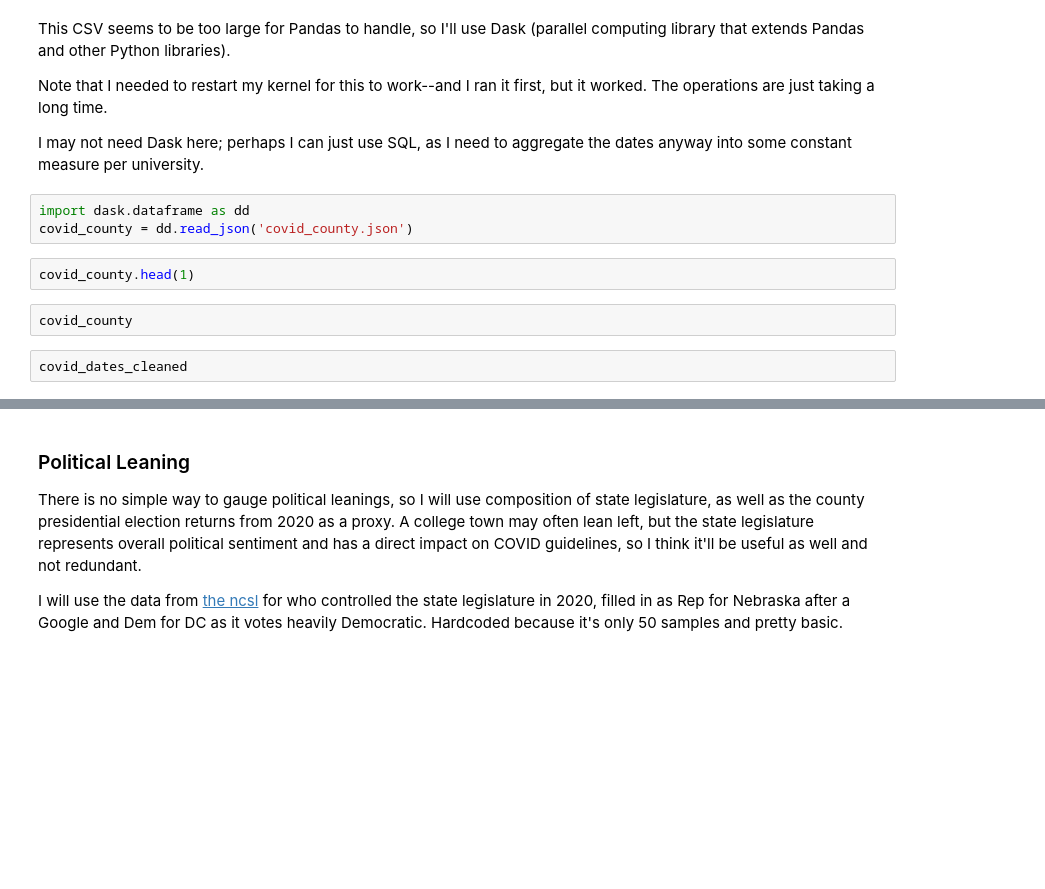
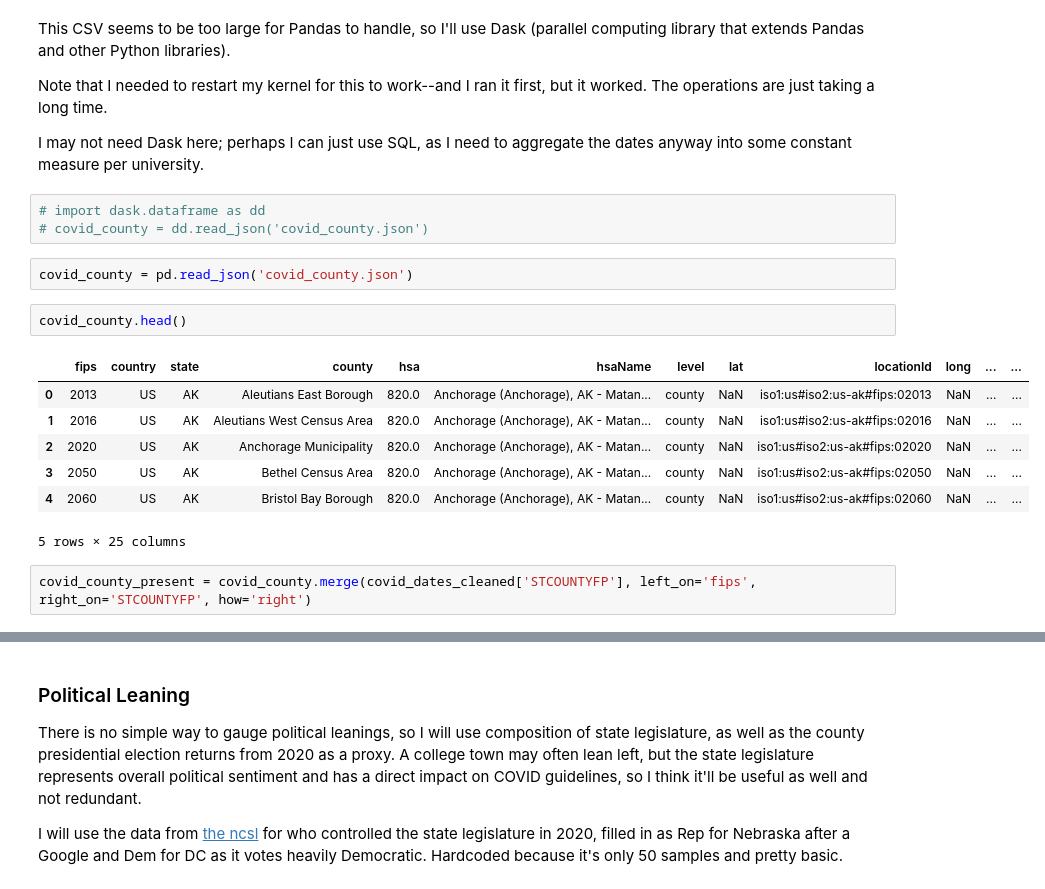
Before and after one commit to ncrispino/covid_university_dates, a Jupyter notebook: Analyzing Covid Decision Dates.ipynb, the cells around one changed output, grey strips where cells are left out. Cells and saved outputs as stored; diff of their text form; blank space fills up the shorter version.

Commit message:
dask and sql stuff added but not needed

```diff
--- a/Analyzing Covid Decision Dates.ipynb
+++ b/Analyzing Covid Decision Dates.ipynb
@@ -303,11 +306,19 @@ Note that I needed to restart my kernel for this to work--and I ran it first, bu
 
 I may not need Dask here; perhaps I can just use SQL, as I need to aggregate the dates anyway into some constant measure per university.
 # %%
-import dask.dataframe as dd
-covid_county = dd.read_json('covid_county.json')
+# import dask.dataframe as dd
+# covid_county = dd.read_json('covid_county.json')
+# %%
+covid_county = pd.read_json('covid_county.json')
 # %%
-covid_county.head(1)
+covid_county.head()
+# %% [output]
+|  | fips | country | state | county | hsa | hsaName | level | lat | locationId | long | ... | ... |
+| 0 | 2013 | US | AK | Aleutians East Borough | 820.0 | Anchorage (Anchorage), AK - Matan... | county | NaN | iso1:us#iso2:us-ak#fips:02013 | NaN | ... | ... |
+| 1 | 2016 | US | AK | Aleutians West Census Area | 820.0 | Anchorage (Anchorage), AK - Matan... | county | NaN | iso1:us#iso2:us-ak#fips:02016 | NaN | ... | ... |
+| 2 | 2020 | US | AK | Anchorage Municipality | 820.0 | Anchorage (Anchorage), AK - Matan... | county | NaN | iso1:us#iso2:us-ak#fips:02020 | NaN | ... | ... |
+| 3 | 2050 | US | AK | Bethel Census Area | 820.0 | Anchorage (Anchorage), AK - Matan... | county | NaN | iso1:us#iso2:us-ak#fips:02050 | NaN | ... | ... |
+| 4 | 2060 | US | AK | Bristol Bay Borough | 820.0 | Anchorage (Anchorage), AK - Matan... | county | NaN | iso1:us#iso2:us-ak#fips:02060 | NaN | ... | ... |
+5 rows × 25 columns
-# %%
-covid_county
-# %%
-covid_dates_cleaned
+# %%
+covid_county_present = covid_county.merge(covid_dates_cleaned['STCOUNTYFP'], left_on='fips', right_on='STCOUNTYFP', how='right')
```
Also changed, not shown: parts of 11 cells of this notebook.
